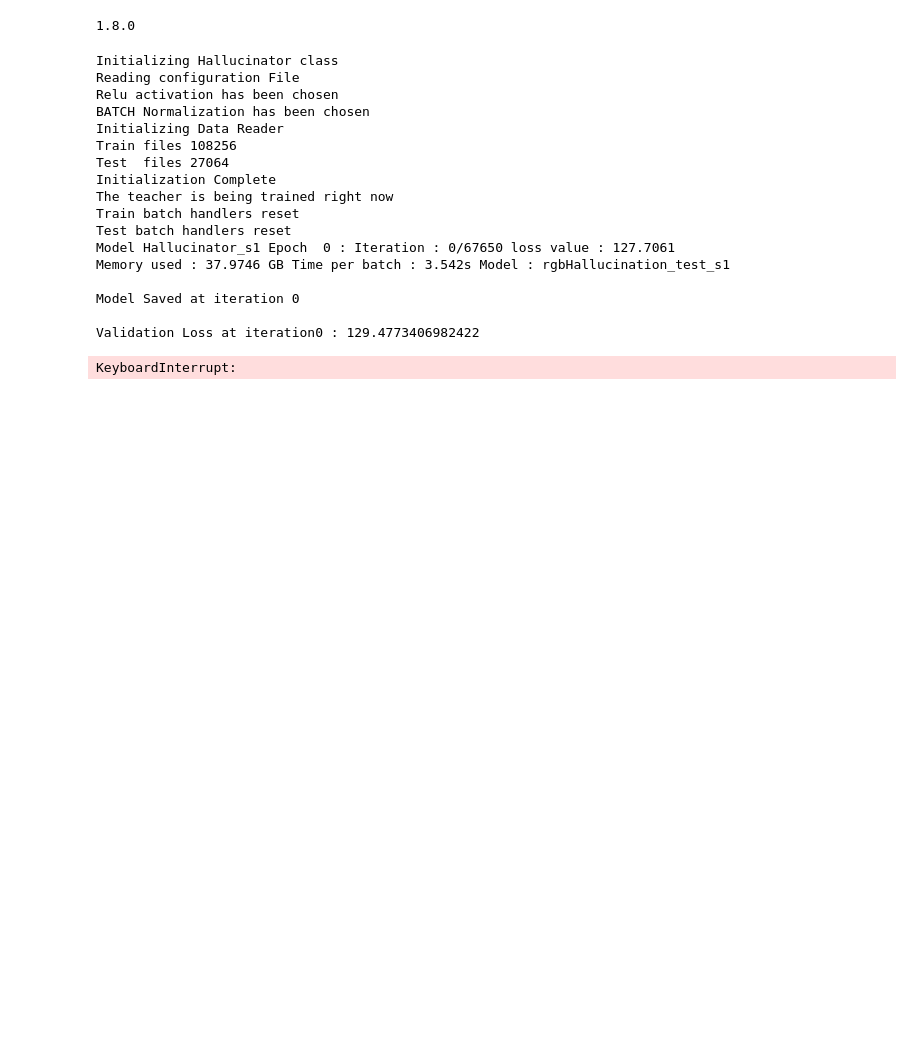
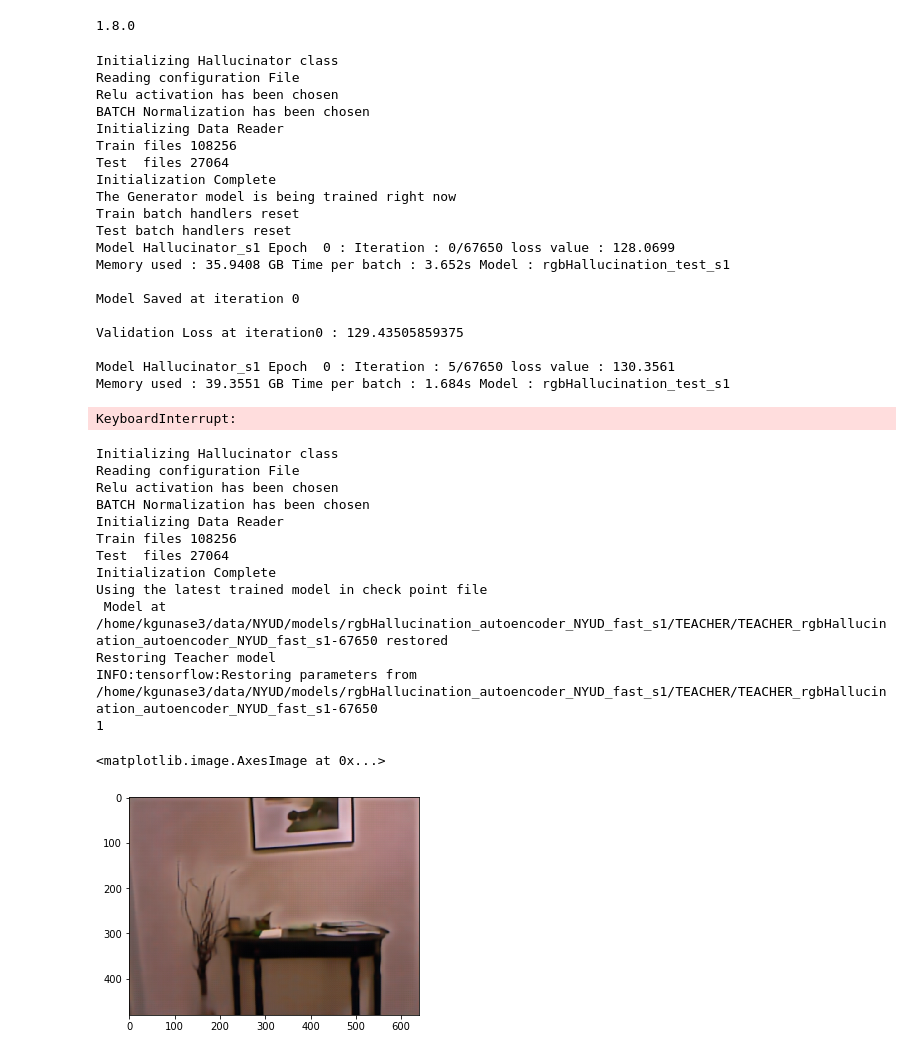
Before and after one commit to kausic94/Hallucination, a Jupyter notebook: src/RGBHallucinator.ipynb, the cells around one changed output. Cells and saved outputs as stored; diff of their text form; code cells hidden in the pictures; blank space fills up the shorter version.

```diff
--- a/src/RGBHallucinator.ipynb
+++ b/src/RGBHallucinator.ipynb
@@ -448,11 +436,11 @@ class Hallucinator ():
 # %%
 if __name__=='__main__':
     tf.reset_default_graph()
-    H = Hallucinator('config_linknet_teacher.ini',1,0)
+    H = Hallucinator('config_linknet_teacher_faster.ini',1,0)
     #print (H.teacherEndpoints.keys())
     #H.restoreModel("TEACHER")
     #H.testAll("TEACHER")
-    H.train("TEACHER")
+    H.train("GENERATOR")
     #print ("Mean : ",H.testAll())
 # %% [output]
 Initializing Hallucinator class
@@ -463,24 +451,47 @@ Initializing Data Reader
 Train files 108256
 Test  files 27064
 Initialization Complete
-The teacher is being trained right now
+The Generator model is being trained right now
 Train batch handlers reset
 Test batch handlers reset
-Model Hallucinator_s1 Epoch  0 : Iteration : 0/67650 loss value : 127.7061
-Memory used : 37.9746 GB Time per batch : 3.542s Model : rgbHallucination_test_s1
+Model Hallucinator_s1 Epoch  0 : Iteration : 0/67650 loss value : 128.0699
+Memory used : 35.9408 GB Time per batch : 3.652s Model : rgbHallucination_test_s1
 
 Model Saved at iteration 0
 
-Validation Loss at iteration0 : 129.4773406982422
+Validation Loss at iteration0 : 129.43505859375
+
+Model Hallucinator_s1 Epoch  0 : Iteration : 5/67650 loss value : 130.3561
+Memory used : 39.3551 GB Time per batch : 1.684s Model : rgbHallucination_test_s1
 KeyboardInterrupt:
 # %%
-img,g = H.getTeacherImages(['/home/kgunase3/data/NYUD/RAW/RGB/R_099285.jpg'])
+import matplotlib.pyplot as plt
+tf.reset_default_graph()
+H = Hallucinator('config_linknet_teacher.ini',1,0)
+img = H.getHallucinatedImages(['/home/kgunase3/data/NYUD/RAW/RGB/YUV_R_099795.jpg'])
 print (len(img))
 i =img[0]
 plt.figure()
-plt.imshow(i)
+cv2.imwrite('img.jpg',i)
+plt.imshow(cv2.cvtColor(i,cv2.COLOR_BGR2RGB))
 #plt.imshow(cv2.cvtColor(i,cv2.COLOR_RGB2YUV))
-plt.figure()
+#plt.figure()
 #g = H.dataObj.postProcessImages(g)
 #plt.imshow(g[0])
-plt.imshow(cv2.cvtColor(np.uint8(g[0]),cv2.COLOR_BGR2RGB))
+#plt.imshow(cv2.cvtColor(np.uint8(g[0]),cv2.COLOR_BGR2RGB))
+# %% [output]
+Initializing Hallucinator class
+Reading configuration File
+Relu activation has been chosen
+BATCH Normalization has been chosen
+Initializing Data Reader
+Train files 108256
+Test  files 27064
+Initialization Complete
+Using the latest trained model in check point file
+ Model at /home/kgunase3/data/NYUD/models/rgbHallucination_autoencoder_NYUD_fast_s1/TEACHER/TEACHER_rgbHallucination_autoencoder_NYUD_fast_s1-67650 restored
+Restoring Teacher model
+INFO:tensorflow:Restoring parameters from /home/kgunase3/data/NYUD/models/rgbHallucination_autoencoder_NYUD_fast_s1/TEACHER/TEACHER_rgbHallucination_autoencoder_NYUD_fast_s1-67650
+1
+<matplotlib.image.AxesImage at 0x...>
+[figure, added]
```
Also changed, not shown: parts of 3 cells of this notebook, 2 other files.
